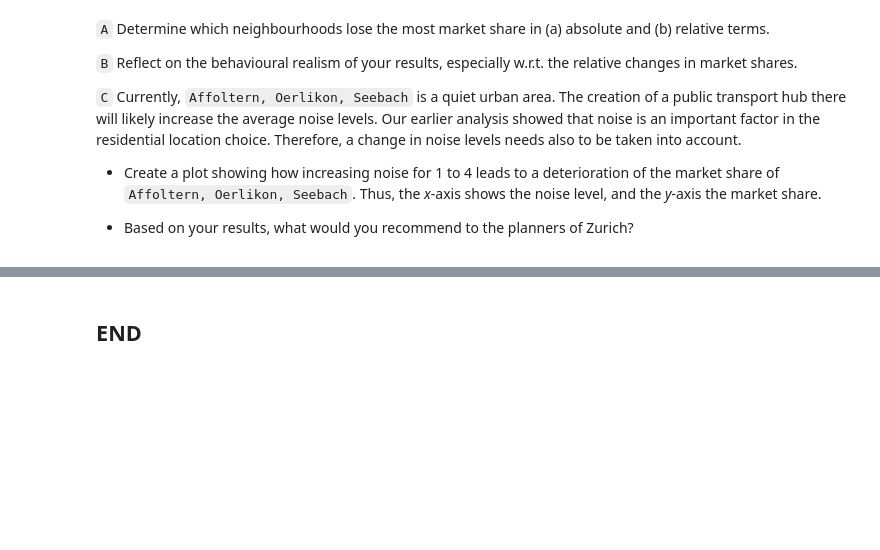
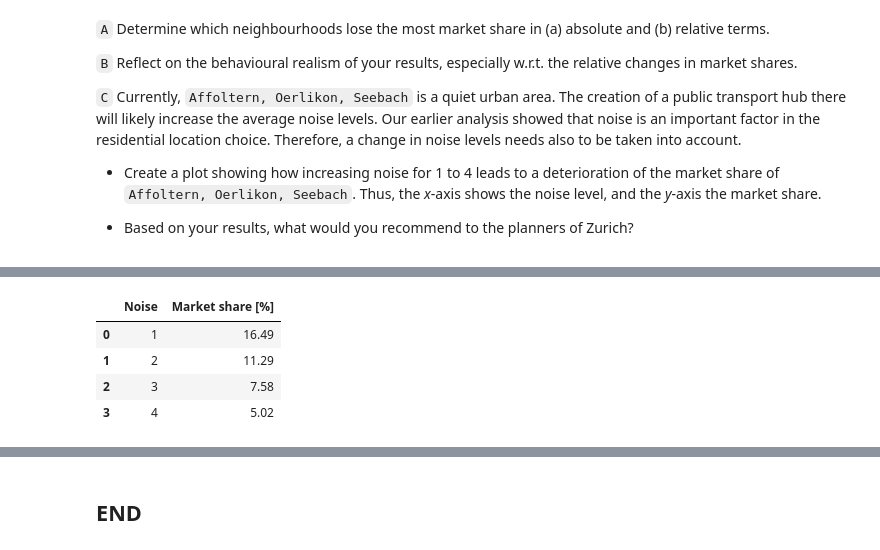
Before and after one commit to kschmoutziguer/Q2_2025, a Jupyter notebook: Lab_sessions/Lab_session_01/Lab_01A.ipynb, the cells around one changed output, grey strips where cells are left out. Saved outputs shown, nothing was run; the diff lists cells and outputs as text; code cells hidden in the pictures; blank space fills up the shorter version.

```diff
--- a/Lab_sessions/Lab_session_01/Lab_01A.ipynb
+++ b/Lab_sessions/Lab_session_01/Lab_01A.ipynb
@@ -727,0 +734,32 @@ for item in list_of_loss:
+# %%
+noise_levels = [1,2,3,4]
+results = []
+
+for noise in noise_levels:
+    df_zurich_4C = df_zurich.copy()
+    df_zurich_4C.loc['Affoltern, Oerlikon, Seebach','STORES'] = 5
+    df_zurich_4C.loc['Affoltern, Oerlikon, Seebach','TRANSPORT'] = 5
+    df_zurich_4C.loc['Affoltern, Oerlikon, Seebach','NOISE'] = noise
+
+    V_zurich_4C = (beta_hat_MNL['Value']['B_city']      * df_zurich_4C['CITY'] +
+                    beta_hat_MNL['Value']['B_foreign']   * df_zurich_4C['FOREIGN'] +
+                    beta_hat_MNL['Value']['B_green']     * df_zurich_4C['GREEN'] +
+                    beta_hat_MNL['Value']['B_noise']     * df_zurich_4C['NOISE'] +
+                    beta_hat_MNL['Value']['B_stores']    * df_zurich_4C['STORES'] +
+                    beta_hat_MNL['Value']['B_transport'] * df_zurich_4C['TRANSPORT'])
+
+    P_4C = np.exp(V_zurich_4C)/np.sum(np.exp(V_zurich_4C))
+
+    market_share = P_4C['Affoltern, Oerlikon, Seebach']
+
+    results.append({'Noise': noise, 'Market share [%]': float(market_share*100)})
+
+df_results = pd.DataFrame(results)
+# %%
+df_results.round(2)
+# %% [output]
+|  | Noise | Market share [%] |
+| 0 | 1 | 16.49 |
+| 1 | 2 | 11.29 |
+| 2 | 3 | 7.58 |
+| 3 | 4 | 5.02 |
```
Also changed, not shown: parts of 8 cells of this notebook, 2 other files.
